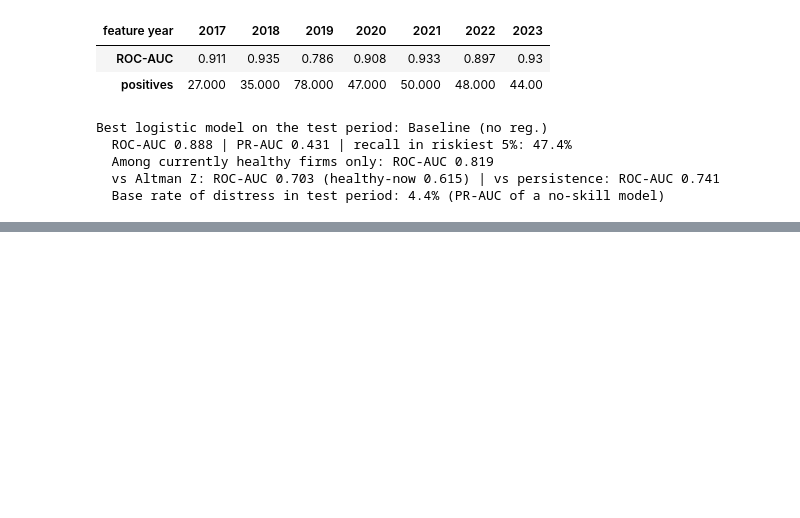
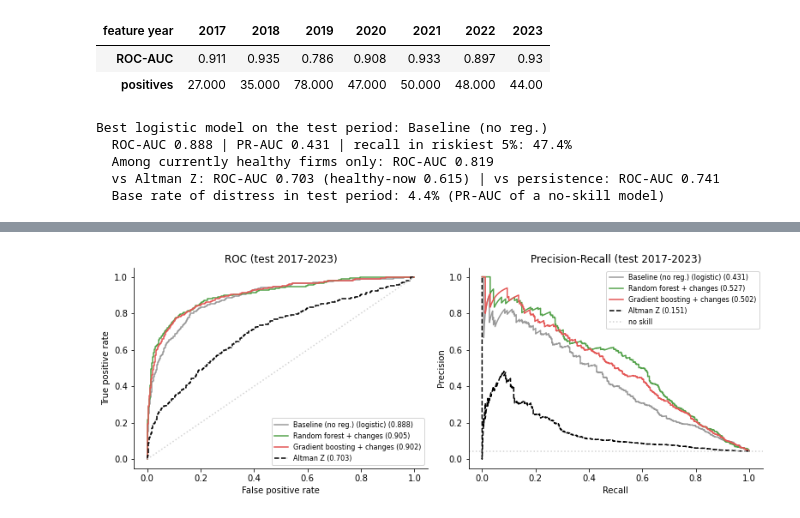
Before and after one commit to cwyatt-uf/cwyatt-uf.github.io, a Jupyter notebook: notebooks/Distress_Prediction_Notebook.ipynb, the cells around one changed output, grey strips where cells are left out. Drawn from its saved outputs; the diff is of its cells as text; code cells hidden in the pictures; blank space fills up the shorter version.

```diff
--- a/notebooks/Distress_Prediction_Notebook.ipynb
+++ b/notebooks/Distress_Prediction_Notebook.ipynb
@@ -353,0 +473,16 @@ Best logistic model on the test period: Baseline (no reg.)
+# %%
+new_scores = {name: gs.predict_proba(test2[tree_feats[name]])[:, 1] for name, gs in tree_fitted.items()}
+new_rows = [evaluate(n, s, 0.5, healthy) for n, s in new_scores.items()]
+
+# CV score of every model (what we are allowed to choose on)
+cv_auc = {n: g.cv_results_["mean_test_roc_auc"][g.best_index_] for n, g in {**fitted, **tree_fitted}.items()}
+
+all_results = pd.concat([results, pd.DataFrame(new_rows).set_index("Model").round(3)])
+all_results.insert(0, "CV ROC-AUC", pd.Series(cv_auc).round(3))
+all_results = all_results.sort_values("CV ROC-AUC", ascending=False, na_position="last")
+
+# model chosen by cross-validation (NOT by test score)
+final_name = max(tree_fitted, key=lambda n: cv_auc[n])
+print(f"Model selected by CV: {final_name}\n")
+all_results.style.format("{:.3f}", na_rep="-").highlight_max(
+    subset=[c for c in all_results.columns if c not in ("Precision",)], color="#d4edda")
@@ -353,0 +503,21 @@ Best logistic model on the test period: Baseline (no reg.)
+# %%
+lr_best = results.loc[[n for n in results.index if n in fitted], "ROC-AUC"].idxmax()
+curves = {f"{lr_best} (logistic)": (scores[lr_best], "#999999", "-"),
+          "Random forest + changes": (new_scores["Random forest + changes"], "#54A24B", "-"),
+          "Gradient boosting + changes": (new_scores["Gradient boosting + changes"], "#E45756", "-"),
+          "Altman Z": (-Z, "k", "--")}
+
+fig, ax = plt.subplots(1, 2, figsize=(11, 4.2))
+for name, (s, c, ls) in curves.items():
+    fpr, tpr, _ = roc_curve(yte, s); ax[0].plot(fpr, tpr, color=c, ls=ls, label=f"{name} ({roc_auc_score(yte, s):.3f})")
+    pr, rc, _ = precision_recall_curve(yte, s); ax[1].plot(rc, pr, color=c, ls=ls, label=f"{name} ({average_precision_score(yte, s):.3f})")
+ax[0].plot([0, 1], [0, 1], ":", color="lightgrey"); ax[1].axhline(yte.mean(), ls=":", color="lightgrey", label="no skill")
+ax[0].set_title("ROC (test 2017-2023)"); ax[0].set_xlabel("False positive rate"); ax[0].set_ylabel("True positive rate")
+ax[1].set_title("Precision-Recall (test 2017-2023)"); ax[1].set_xlabel("Recall"); ax[1].set_ylabel("Precision")
+for a in ax: a.legend(fontsize=8)
+plt.tight_layout()
+os.makedirs("../figures", exist_ok=True)
+plt.savefig("../figures/model_comparison.png", dpi=150, bbox_inches="tight")   # for the GitHub README
+plt.show()
+# %% [output]
+[figure, added]
```
Also changed, not shown: parts of 18 cells of this notebook, 2 other files.
